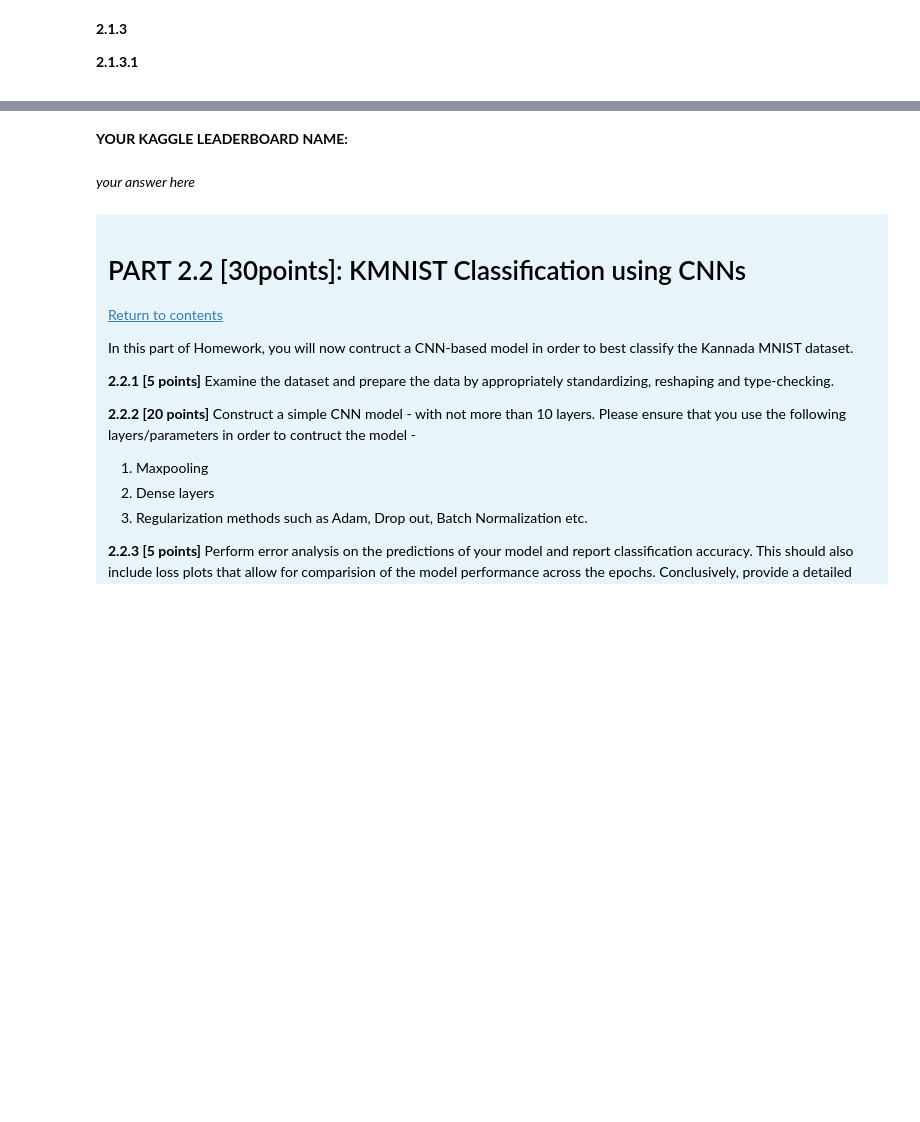
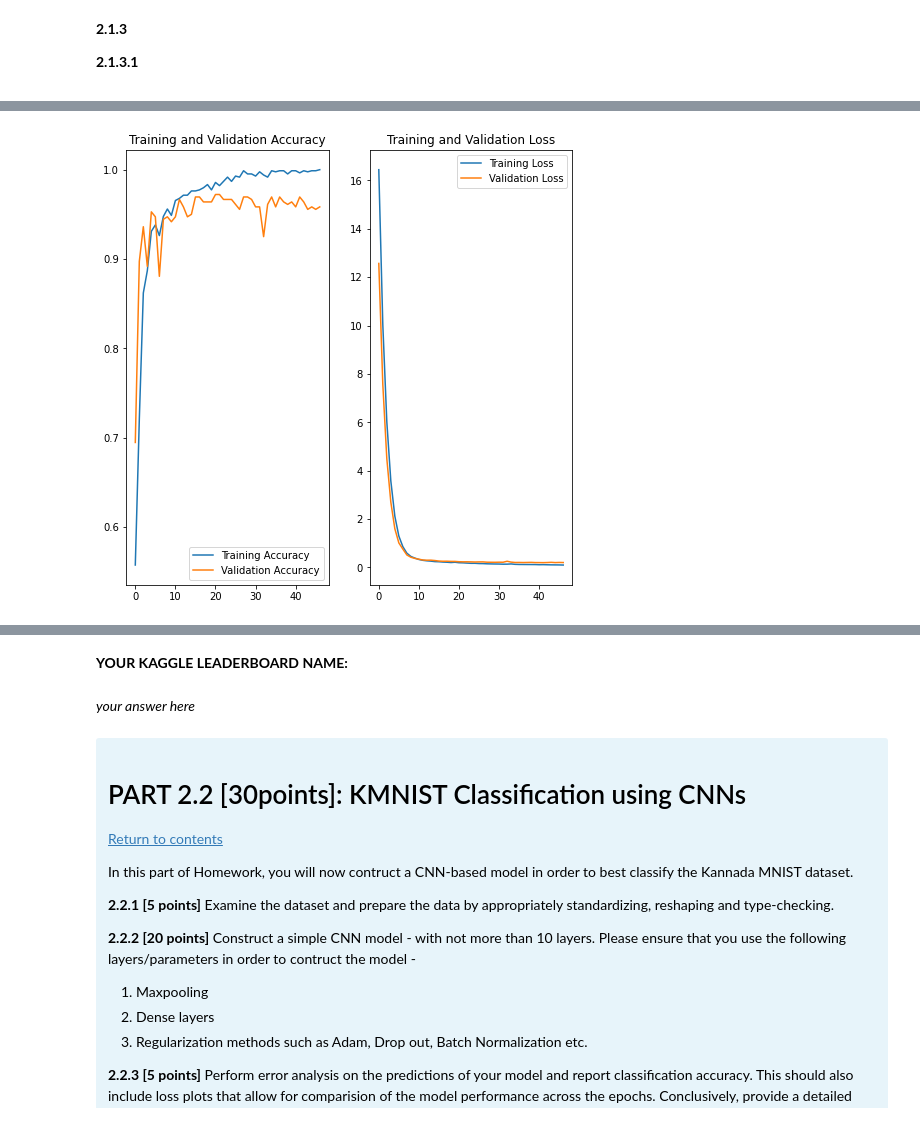
Before and after one commit to Iam-007Swarna/Higgs_boson_ml, a Jupyter notebook: kannada-minst-data-sb35.ipynb, the cells around one changed output, grey strips where cells are left out. Cells and saved outputs as stored; diff of their text form; code cells hidden in the pictures; blank space fills up the shorter version.

Commit message:
Kaggle Notebook | Kannada_MINST_Data_sb35 | Version 10

```diff
--- a/kannada-minst-data-sb35.ipynb
+++ b/kannada-minst-data-sb35.ipynb
@@ -410,0 +511,10 @@ display(accuracy_history_df)
+# %%
+# Regularized model building
+from tensorflow.keras.regularizers import l2
+model_regularized = Sequential(name='model_regularized')
+model_regularized.add(Dense(100,activation='relu',input_shape=(840, 784)))
+model_regularized.add(Dense(100,activation='relu',kernel_regularizer=l2(0.1)))
+model_regularized.add(Dropout(0.3))
+model_regularized.add(Dense(100,activation='relu',kernel_regularizer=l2(0.1)))
+model_regularized.add(Dense(1,activation='sigmoid'))
+model_regularized.summary()
@@ -410,0 +540,36 @@ display(accuracy_history_df)
+# %%
+#model compilation
+model_regularized.compile(optimizer=optimizers.Adam(learning_rate=0.001),
+              loss='binary_crossentropy',
+              metrics=['accuracy'])
+# %%
+# model training
+# reduce_lr = tf.keras.callbacks.ReduceLROnPlateau(monitor='val_loss', factor=0.2,
+#                               patience=2, min_lr=0.001)
+callback = tf.keras.callbacks.EarlyStopping(monitor='val_loss', patience=5,restore_best_weights=True)
+model_regularized_history=model_regularized.fit(X_train,y_train,validation_data=(X_val,y_val),epochs=100, batch_size=32,verbose=0,callbacks=callback)
+# %%
+#plotting training and validation loss and accuracy
+acc = model_regularized_history.history['accuracy']
+val_acc = model_regularized_history.history['val_accuracy']
+
+loss = model_regularized_history.history['loss']
+val_loss = model_regularized_history.history['val_loss']
+
+epochs_range = range(len(acc))
+
+plt.figure(figsize=(8, 8))
+plt.subplot(1 , 2, 1)
+plt.plot(epochs_range, acc, label='Training Accuracy')
+plt.plot(epochs_range, val_acc, label='Validation Accuracy')
+plt.legend(loc='lower right')
+plt.title('Training and Validation Accuracy')
+
+plt.subplot(1, 2, 2)
+plt.plot(epochs_range, loss, label='Training Loss')
+plt.plot(epochs_range, val_loss, label='Validation Loss')
+plt.legend(loc='upper right')
+plt.title('Training and Validation Loss')
+plt.show()
+# %% [output]
+[figure, added]
```
Also changed, not shown: parts of 13 cells of this notebook.
